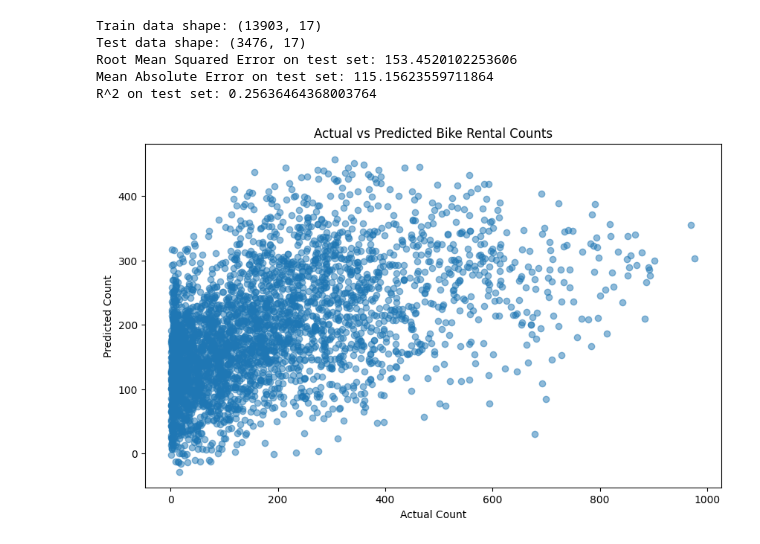
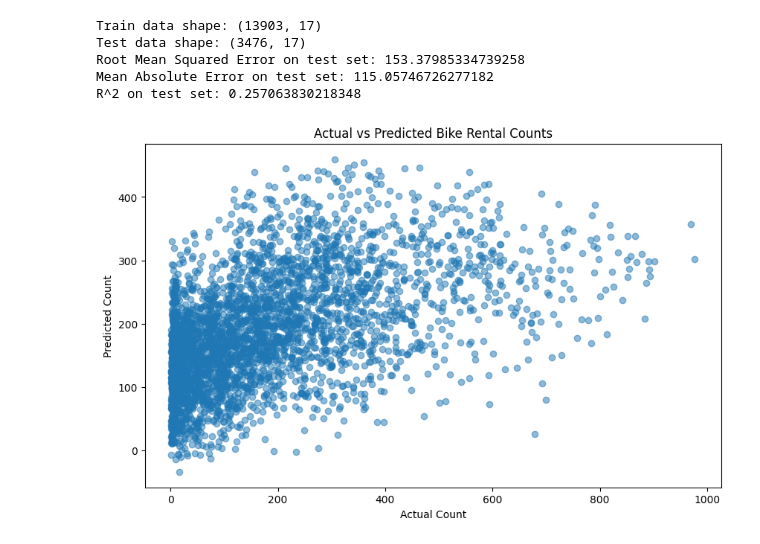
Before and after one commit to mwpersson/mini-project-1, a Jupyter notebook: notebooks/02_modeling.ipynb, the cells around one changed output. Cells and saved outputs as stored; diff of their text form; code cells hidden in the pictures.

```diff
--- a/notebooks/02_modeling.ipynb
+++ b/notebooks/02_modeling.ipynb
@@ -13,7 +13,7 @@ hourly_bike = pd.read_csv('../data/hour.csv')
 
 # standardize the data
 scaler = StandardScaler()
-hourly_bike[['temp', 'hum', 'windspeed', 'holiday', 'workingday', 'weekday']] = scaler.fit_transform(hourly_bike[['temp', 'hum', 'windspeed', 'holiday', 'workingday', 'weekday']])
+hourly_bike[['temp', 'hum', 'windspeed', 'holiday', 'workingday', 'weekday', 'weathersit']] = scaler.fit_transform(hourly_bike[['temp', 'hum', 'windspeed', 'holiday', 'workingday', 'weekday', 'weathersit']])
 
 # train/test split
 train_data, test_data = train_test_split(hourly_bike, test_size=0.2, random_state=42)
@@ -22,9 +22,9 @@ print(f"Test data shape: {test_data.shape}")
 
 # Fit a simple linear regression model
 model = LinearRegression(fit_intercept=True)
-X_train = train_data[['temp', 'hum', 'windspeed', 'holiday', 'workingday', 'weekday']]
+X_train = train_data[['temp', 'hum', 'windspeed', 'holiday', 'workingday', 'weekday', 'weathersit']]
 y_train = train_data['cnt']
-X_test = test_data[['temp', 'hum', 'windspeed', 'holiday', 'workingday', 'weekday']]
+X_test = test_data[['temp', 'hum', 'windspeed', 'holiday', 'workingday', 'weekday', 'weathersit']]
 y_test = test_data['cnt']
 
 
@@ -32,37 +32,37 @@ scaler = StandardScaler()
 X_train_scaled = scaler.fit_transform(X_train)
 X_test_scaled = scaler.transform(X_test)
 
 model.fit(X_train_scaled, y_train)
 
 # Evaluate the model
 y_pred = model.predict(X_test_scaled)
 
 # calculate RMSE
 lr_rmse = root_mean_squared_error(y_test, y_pred)
 print(f"Root Mean Squared Error on test set: {lr_rmse}")
 
 # calculate MAE
 lr_mae = mean_absolute_error(y_test, y_pred)
 print(f"Mean Absolute Error on test set: {lr_mae}")
 
 # calculate R^2
 lr_r2 = model.score(X_test_scaled, y_test)
 print(f"R^2 on test set: {lr_r2}")
 
 # Plot actual vs predicted
 plt.figure(figsize=(10, 6))
 plt.scatter(y_test, y_pred, alpha=0.5)
 plt.xlabel('Actual Count')
 plt.ylabel('Predicted Count')
 plt.title('Actual vs Predicted Bike Rental Counts')
 plt.show()
 # %% [output]
 Train data shape: (13903, 17)
 Test data shape: (3476, 17)
-Root Mean Squared Error on test set: 153.4520102253606
-Mean Absolute Error on test set: 115.15623559711864
-R^2 on test set: 0.25636464368003764
+Root Mean Squared Error on test set: 153.37985334739258
+Mean Absolute Error on test set: 115.05746726277182
+R^2 on test set: 0.257063830218348
-[figure, old version]
+[figure, new version]
 # %%
 # Create sinusoidal features for time of day and month
 train_data_copy = train_data.copy()
```
Also changed, not shown: parts of 2 cells of this notebook.
